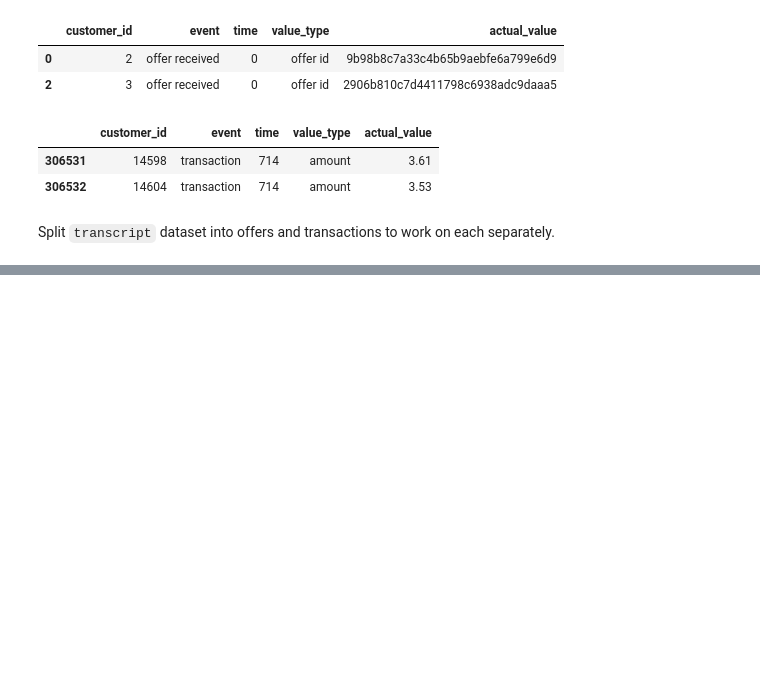
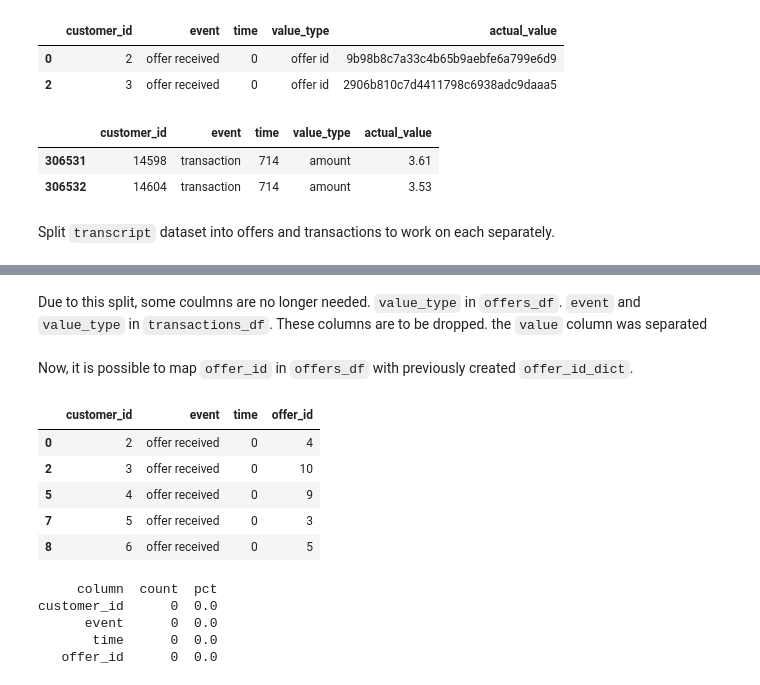
Before and after one commit to codeefy/Starbucks-Customer-Segmentation-, a Jupyter notebook: segmentation.ipynb, the cells around one changed output, grey strips where cells are left out. Saved outputs shown, nothing was run; the diff lists cells and outputs as text; code cells hidden in the pictures; blank space fills up the shorter version.

```diff
--- a/segmentation.ipynb
+++ b/segmentation.ipynb
@@ -585,3 +585,7 @@ transcript.tail(2)
 | 306532 | 14604 | transaction | 714 | amount | 3.53 |
 # %% [markdown]
 Split `transcript` dataset into offers and transactions to work on each separately.
+# %%
+# Split `transcript` dataset into offer and transaction
+offers_df = transcript[transcript['event'] != 'transaction']
+transactions_df = transcript[transcript['event'] == 'transaction']
@@ -587,0 +598,2 @@ Split `transcript` dataset into offers and transactions to work on each separate
+# %% [markdown]
+Due to this split, some coulmns are no longer needed. `value_type` in `offers_df`. `event` and `value_type` in `transactions_df`. These columns are to be dropped.  the `value` column was separated
@@ -587,0 +604,2 @@ Split `transcript` dataset into offers and transactions to work on each separate
+# %% [markdown]
+Now, it is possible to map `offer_id` in  `offers_df` with previously created `offer_id_dict`.
@@ -587,0 +609,17 @@ Split `transcript` dataset into offers and transactions to work on each separate
+# %%
+offers_df.head()
+# %% [output]
+|  | customer_id | event | time | offer_id |
+| 0 | 2 | offer received | 0 | 4 |
+| 2 | 3 | offer received | 0 | 10 |
+| 5 | 4 | offer received | 0 | 9 |
+| 7 | 5 | offer received | 0 | 3 |
+| 8 | 6 | offer received | 0 | 5 |
+# %%
+u.compute_null_pct(offers_df)
+# %% [output]
+     column  count  pct
+customer_id      0  0.0
+      event      0  0.0
+       time      0  0.0
+   offer_id      0  0.0
```
Also changed, not shown: parts of 24 cells of this notebook, 1 other file.
